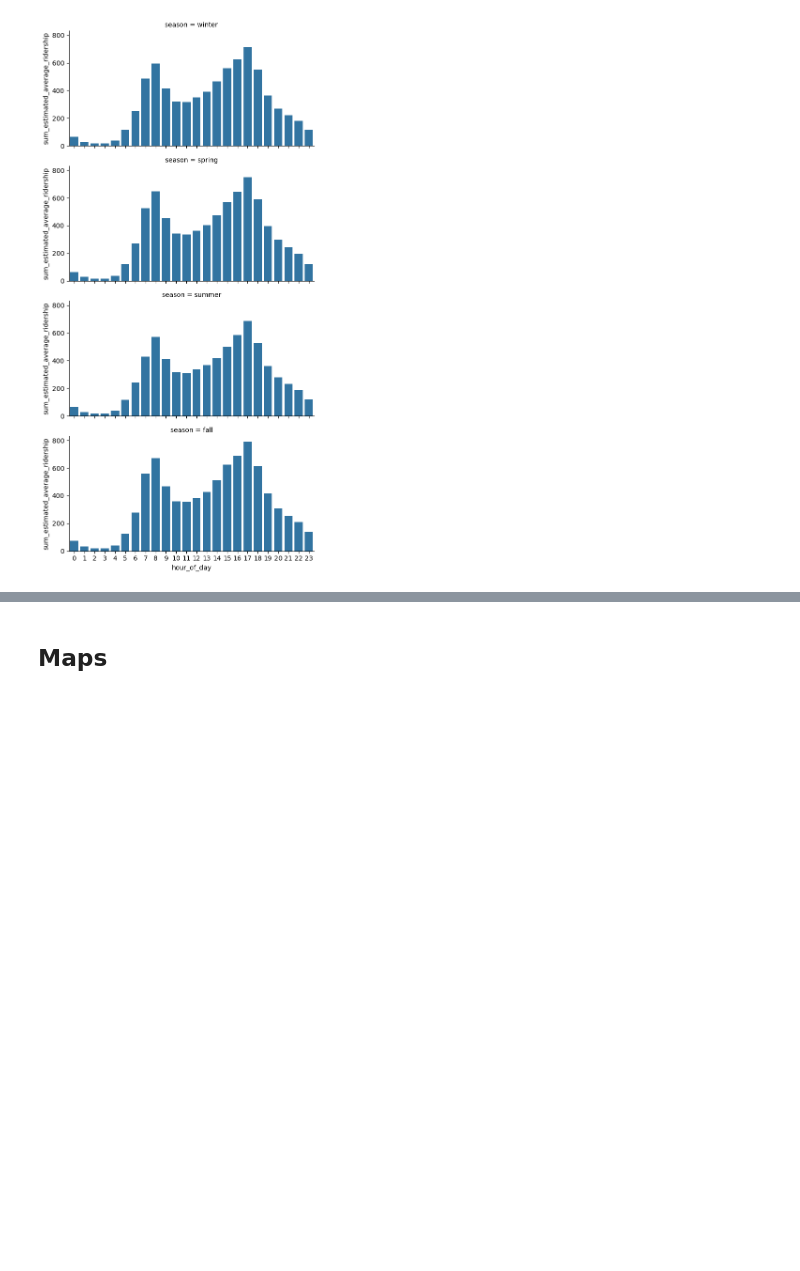
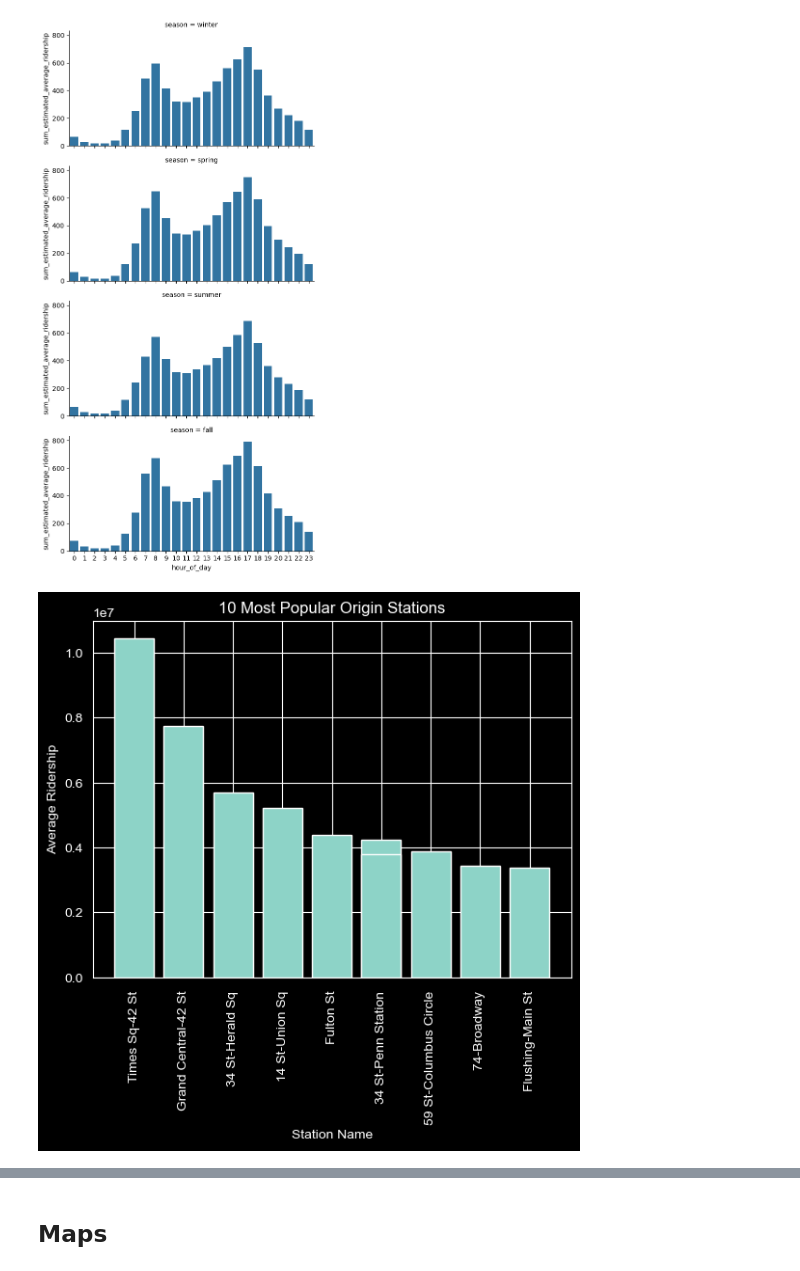
Before and after one commit to iansargent/nyc-subway-ridership-ml, a Jupyter notebook: Scripts/Analysis/exploratory_analysis.ipynb, the cells around one changed output, grey strips where cells are left out. Saved outputs shown, nothing was run; the diff lists cells and outputs as text; code cells hidden in the pictures; blank space fills up the shorter version.

Commit message:
Exploratory analysis on most and least popular origin and destination stations

```diff
--- a/Scripts/Analysis/exploratory_analysis.ipynb
+++ b/Scripts/Analysis/exploratory_analysis.ipynb
@@ -289,3 +289,28 @@ g = sns.catplot(
 plt.show()
 # %% [output]
 [figure]
+# %%
+#Specifying origin station and summing average ridership
+station_names = od_flows['origin_station_complex_name'].unique()
+total_ridership_per_origin_station = [od_flows[od_flows['origin_station_complex_name'] == i]['sum_estimated_average_ridership'].sum() for i in station_names]
+
+#Combining variables
+station_ridership = pd.DataFrame()
+station_ridership['station'] = station_names
+station_ridership['average_ridership'] = total_ridership_per_origin_station
+
+#Sorting to find most popular stations
+station_ridership = station_ridership.sort_values(by='average_ridership', ascending = False)
+
+#Shortening station names
+station_names_short = np.array([s.split('(', 1)[0] for s in station_ridership['station'][:10]])
+
+#Graphing
+plt.bar(station_names_short, station_ridership['average_ridership'][:10])
+plt.tick_params(axis='x', labelrotation=90)
+plt.title("10 Most Popular Origin Stations")
+plt.ylabel("Average Ridership")
+plt.xlabel("Station Name")
+plt.show()
+# %% [output]
+[figure, added]
```
Also changed, not shown: parts of 4 cells of this notebook.
